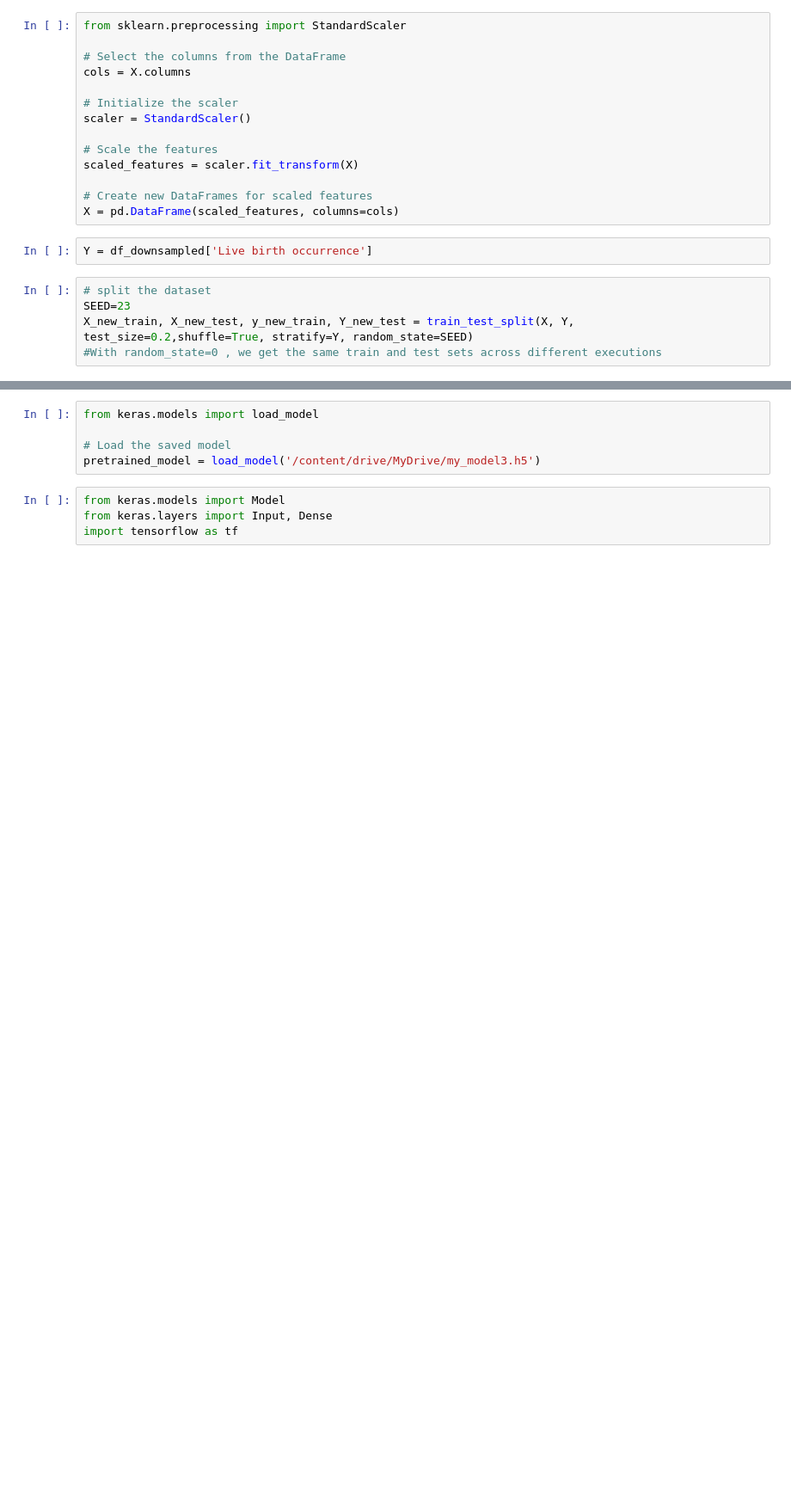
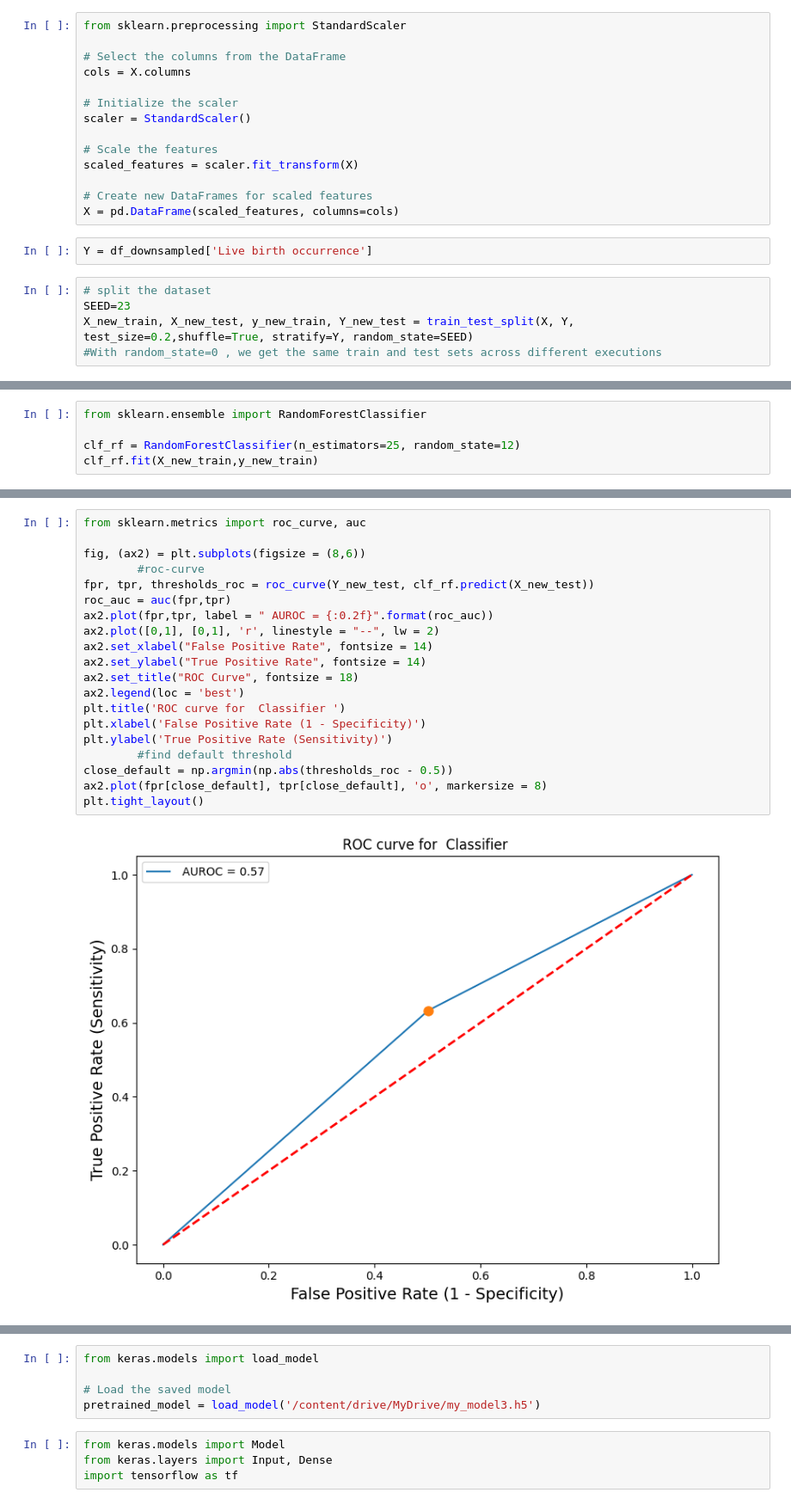
Before and after one commit to benamaranermine/predict-live-birth-occurrence-before-in-vitro-fertilization-treatment, a Jupyter notebook: test_pretrainedmodels(hfea_nanfilled_onlyfiv_reduced).ipynb, the cells around one changed output, grey strips where cells are left out. Shown: that part at 86% size. Cells and saved outputs as stored; diff of their text form; blank space fills up the shorter version.

```diff
--- a/test_pretrainedmodels(hfea_nanfilled_onlyfiv_reduced).ipynb
+++ b/test_pretrainedmodels(hfea_nanfilled_onlyfiv_reduced).ipynb
@@ -372,0 +375,5 @@ X_new_train, X_new_test, y_new_train, Y_new_test = train_test_split(X, Y, test_s
+# %%
+from sklearn.ensemble import RandomForestClassifier
+
+clf_rf = RandomForestClassifier(n_estimators=25, random_state=12)
+clf_rf.fit(X_new_train,y_new_train)
@@ -372,0 +395,22 @@ X_new_train, X_new_test, y_new_train, Y_new_test = train_test_split(X, Y, test_s
+# %%
+from sklearn.metrics import roc_curve, auc
+
+fig, (ax2) = plt.subplots(figsize = (8,6))
+        #roc-curve
+fpr, tpr, thresholds_roc = roc_curve(Y_new_test, clf_rf.predict(X_new_test))
+roc_auc = auc(fpr,tpr)
+ax2.plot(fpr,tpr, label = " AUROC = {:0.2f}".format(roc_auc))
+ax2.plot([0,1], [0,1], 'r', linestyle = "--", lw = 2)
+ax2.set_xlabel("False Positive Rate", fontsize = 14)
+ax2.set_ylabel("True Positive Rate", fontsize = 14)
+ax2.set_title("ROC Curve", fontsize = 18)
+ax2.legend(loc = 'best')
+plt.title('ROC curve for  Classifier ')
+plt.xlabel('False Positive Rate (1 - Specificity)')
+plt.ylabel('True Positive Rate (Sensitivity)')
+        #find default threshold
+close_default = np.argmin(np.abs(thresholds_roc - 0.5))
+ax2.plot(fpr[close_default], tpr[close_default], 'o', markersize = 8)
+plt.tight_layout()
+# %% [output]
+[figure, added]
```
Also changed, not shown: parts of 8 cells of this notebook.
